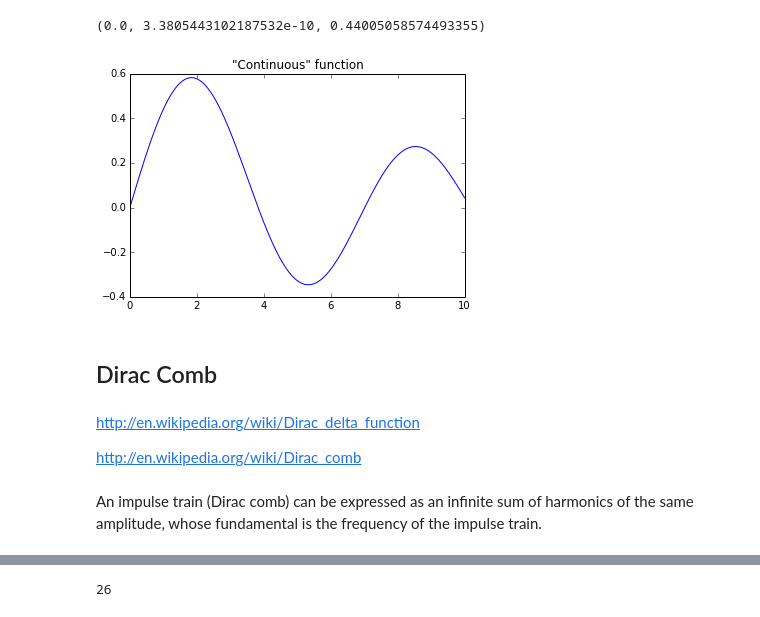
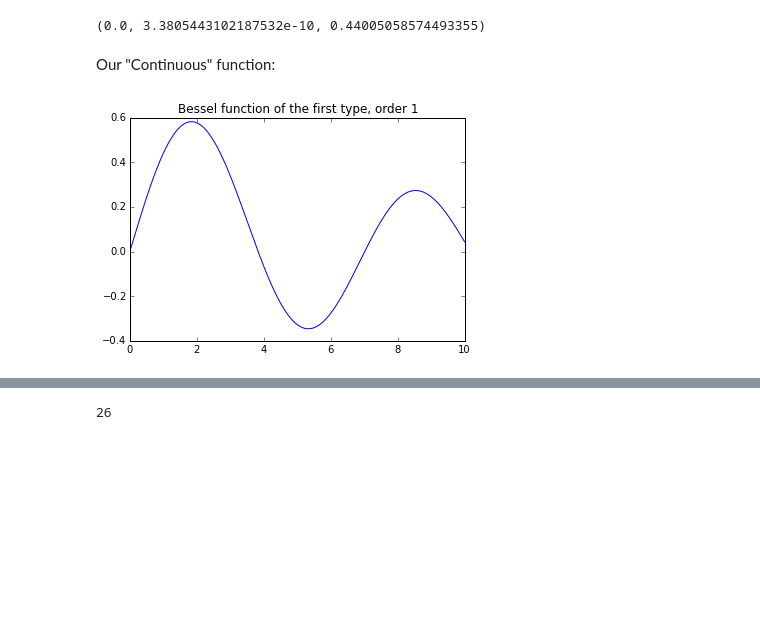
Before and after one commit to mantaraya36/201A-ipython, a Jupyter notebook: Sampling and Quantization.ipynb, the cells around one changed output, grey strips where cells are left out. Cells and saved outputs as stored; diff of their text form; code cells hidden in the pictures; blank space fills up the shorter version.

```diff
--- a/Sampling and Quantization.ipynb
+++ b/Sampling and Quantization.ipynb
@@ -15,17 +110,11 @@ Bessel functions: http://en.wikipedia.org/wiki/Bessel_function
 jn(1,0), jn(7,0.3), jn(1, 1)
 # %% [output]
 (0.0, 3.3805443102187532e-10, 0.44005058574493355)
+# %% [markdown]
+Our "Continuous" function:
 # %%
 x = linspace(0,10, 500)
 plot(x, jn(1,x))
-title('"Continuous" function');
+title('Bessel function of the first type, order 1');
 # %% [output]
-[figure, old version]
+[figure, new version]
-# %% [markdown]
-## Dirac Comb
-# %% [markdown]
-http://en.wikipedia.org/wiki/Dirac_delta_function
-
-http://en.wikipedia.org/wiki/Dirac_comb
-# %% [markdown]
-An impulse train (Dirac comb) can be expressed as an infinite sum of harmonics of the same amplitude, whose fundamental is the frequency of the impulse train.
```
Also changed, not shown: parts of 74 cells of this notebook.
